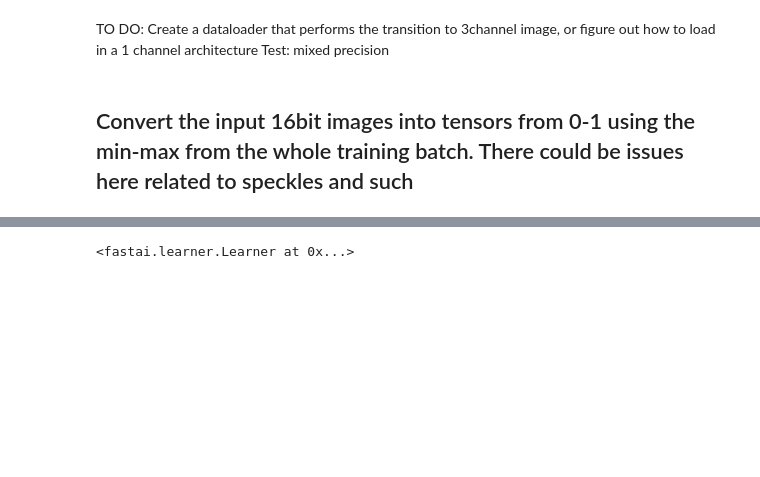
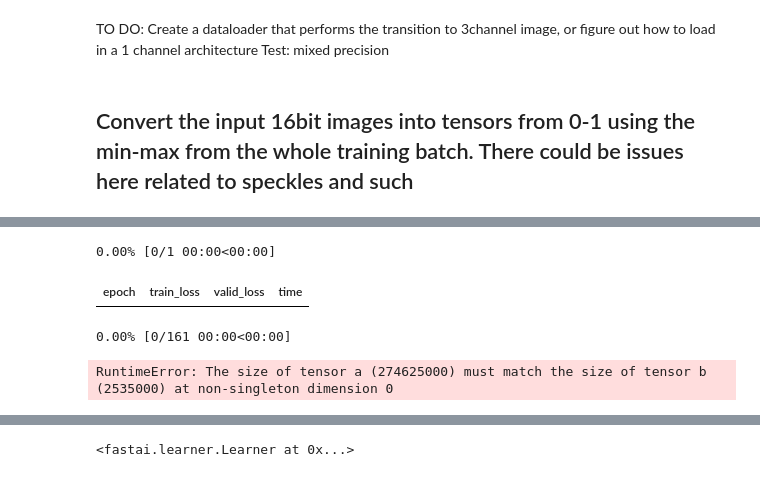
Before and after one commit to uw-loci/zebrafish_2D_segmentation, a Jupyter notebook: 2D_to_3D_predictor.ipynb, the cells around one changed output, grey strips where cells are left out. Drawn from its saved outputs; the diff is of its cells as text; code cells hidden in the pictures; blank space fills up the shorter version.

```diff
--- a/2D_to_3D_predictor.ipynb
+++ b/2D_to_3D_predictor.ipynb
@@ -15,7 +16,7 @@ from PIL import Image, ImageEnhance
 # %%
-path =Path("D:/pytorch/data/2D_FishYolk")
+path =Path("D:/pytorch/data/2Dprojection_to_3D")
 Path.BASE_PATH =path
-image_list = (path/'OriginalImages').ls()
+image_list = (path/'325Downsample_2D').ls()
 # %% [markdown]
 ## Convert the input 16bit images into tensors from 0-1 using the min-max from the whole training batch. There could be issues here related to speckles and such
 # %%
@@ -68,0 +55,37 @@ learn = unet_learner(dls, resnet34,loss_func =DiceLoss(), lr=0.01).to_fp16()
+# %%
+#Notes - need the ImageBlock to take PILImageBW to not treat the incoming images as RGB
+
+import fastbook
+fastbook.setup_book()
+from fastbook import *
+fnames = get_image_files(path/"325Downsample_2D")
+def get_label_filename(name): return path/'325Downsample_3D'/f'{name.stem[0:-3]}.tif'
+def validation_split (r):  return os.path.basename(r)[0:-4].split("_")[3] == "R0003" or os.path.basename(r)[0:-4].split("_")[3] == "R0006"
+# def to_3_channels(x):
+#     return torch.cat((x, x, x), dim=1)
+item_tfms = transforms.Compose([
+
+    transforms.ToTensor(),
+    transforms.ConvertImageDtype(torch.float),
+    transforms.Normalize(mean = 0.5, std=0.5),
+    transforms.RandomVerticalFlip(0.3),
+    transforms.RandomHorizontalFlip(0.3),
+    # transforms.Grayscale(1),
+    # transforms.Lambda(lambda a : a.unsqueeze_(0).expand_(1,325,325,325)),
+    # transforms.Lambda(lambda a : torch.cat_((a,a,a), dim=0)),
+
+    transforms.RandomApply([transforms.RandomRotation((90,90))], p=0.5)
+
+])
+
+dblock = DataBlock(blocks=(ImageBlock(cls=PILImageBW), ImageBlock),
+                  get_items = get_image_files,
+                  item_tfms=item_tfms,
+
+                  get_y= get_label_filename,
+                  splitter = FuncSplitter(validation_split)#,
+                  #batch_tfms =aug_transforms(size=(325,325,325))
+                  )
+dls = dblock.dataloaders(path/"325Downsample_2D", bs=8, shuffle=true)
+
+learn = unet_learner(dls, resnet34,n_in=1,n_out=325,loss_func=L1LossFlat(), lr=0.01).to_fp16()
@@ -69,7 +133,12 @@ learn = unet_learner(dls, resnet34,loss_func =DiceLoss(), lr=0.01).to_fp16()
 # %%
-#learn.fine_tune(50)
+learn.fine_tune(50)
 learn.unfreeze
 learn.fit_one_cycle(150, lr_max=slice(1e-6, 5e-2))
+# %% [output]
+0.00% [0/1 00:00<00:00]
+| epoch | train_loss | valid_loss | time |
+0.00% [0/161 00:00<00:00]
+RuntimeError: The size of tensor a (274625000) must match the size of tensor b (2535000) at non-singleton dimension 0
 # %%
 learn.export('fish_yolk_segmentation_20220619.pkl')
 # %%
```
Also changed, not shown: parts of 11 cells of this notebook, 2 other files.
